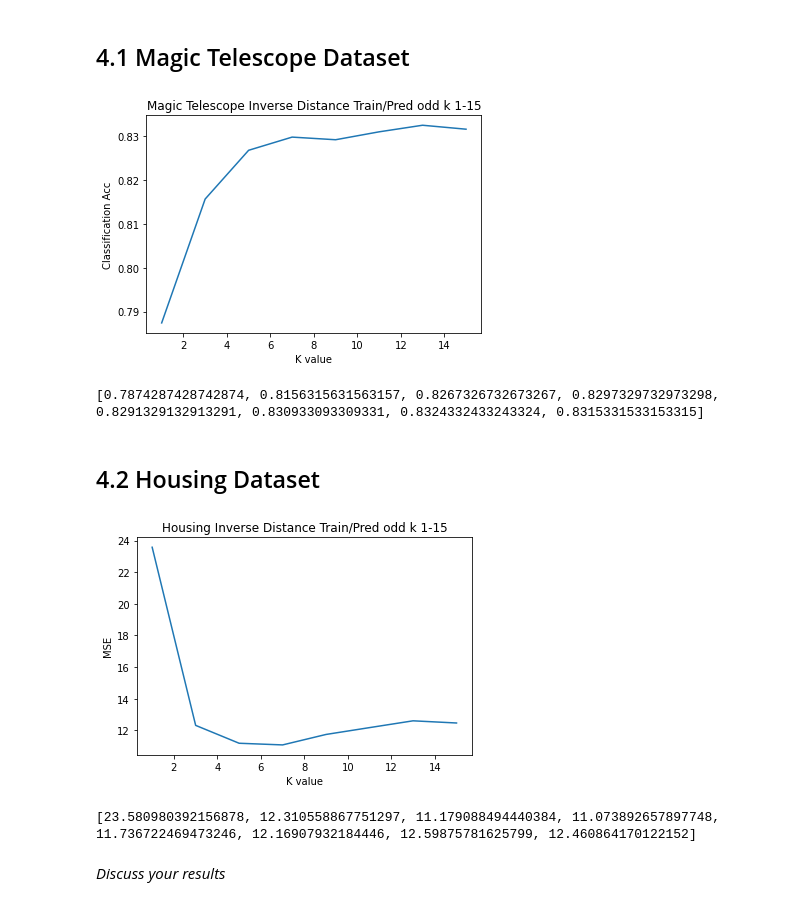
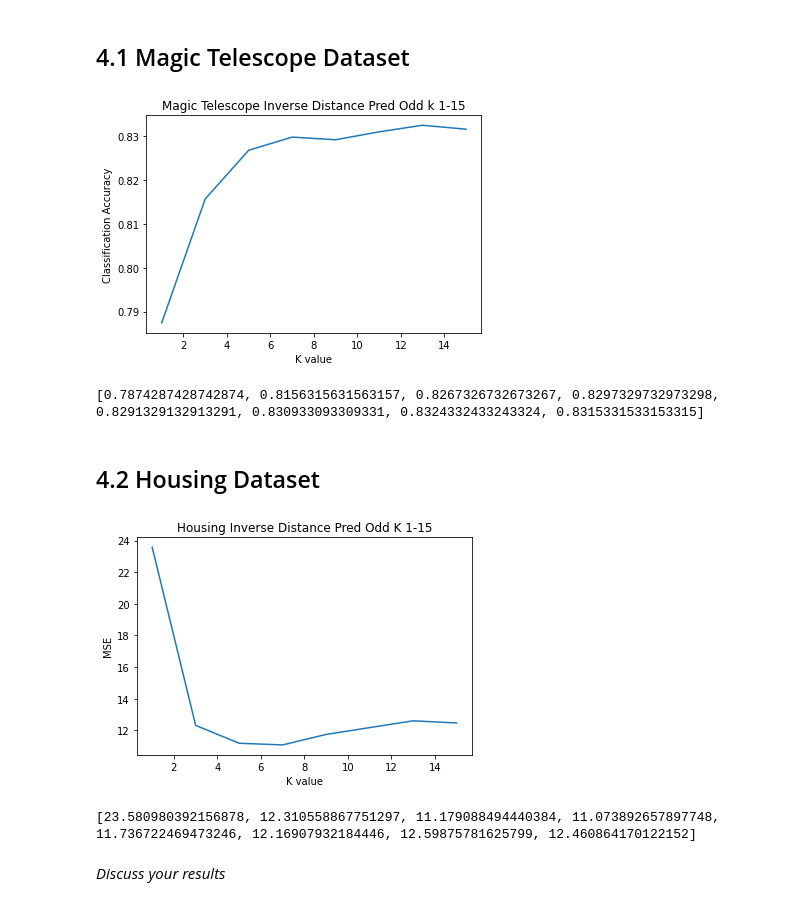
Before and after one commit to alexheiner/CS472-Labs, a Jupyter notebook: Lab4/lab_4_knn.ipynb, the cells around one changed output. Drawn from its saved outputs; the diff is of its cells as text; code cells hidden in the pictures.

```diff
--- a/Lab4/lab_4_knn.ipynb
+++ b/Lab4/lab_4_knn.ipynb
@@ -50,10 +50,9 @@ class KNNClassifier(BaseEstimator,ClassifierMixin):
             self.train_cat = np.transpose(self.train_cat)
             self.train_data = np.transpose(self.train_data)
             self.train_data = np.array(self.train_data).astype(float)
-            self.train_labels = labels
         else:
             self.train_data = data
-            self.train_labels = labels
+        self.train_labels = labels
         return self
 
     def predict(self, data):
@@ -77,12 +76,12 @@ class KNNClassifier(BaseEstimator,ClassifierMixin):
             test_cat = np.transpose(test_cat)
             test_real = np.transpose(test_real)
             test_real = np.array(test_real).astype(float)
-            # handle real
+            # handle real and categorical
             dist_arr = []
             for i in range(len(data)):
                 dist_arr = np.linalg.norm(test_real[i] - self.train_data, axis=1)
                 for j in range(len(test_cat[i])):
-                    if test_cat[i][j] != self.train_cat[i][j]:
+                    if (test_cat[i][j] != self.train_cat[i][j]) and (self.train_cat[i][j] != '?'):
                         dist_arr[i] += 0.5
                 sorted_dist = np.argsort(dist_arr)
                 k_nearest = [[math.inf, 0] for x in range(self.k_val)]
@@ -419,24 +426,24 @@ NameError: name 'normalize_vals' is not defined
 # %%
 # Train/Predict magic telescope using distance-weighted voting
 
 # Train/Predict using k=1,3,...,15
 k_acc = []
 x_v = []
 for i in range(1, 17, 2):
   x_v.append(i)
   clf = KNNClassifier(weight_type='inverse_distance', k_val=i)
   res = clf.fit(tel_norm_inputs, tel_targets)
   k_acc.append(res.score(tel_norm_test_inputs, tel_test_targets))
 
 # Graph MSE over k
 plt.plot(x_v, k_acc)
-plt.title("Magic Telescope Inverse Distance Train/Pred odd k 1-15")
+plt.title("Magic Telescope Inverse Distance Pred Odd k 1-15")
 plt.xlabel("K value")
-plt.ylabel("Classification Acc")
+plt.ylabel("Classification Accuracy")
 plt.show()
 print(k_acc)
 # %% [output]
-[figure, old version]
+[figure, new version]
 [0.7874287428742874, 0.8156315631563157, 0.8267326732673267, 0.8297329732973298, 0.8291329132913291, 0.830933093309331, 0.8324332433243324, 0.8315331533153315]
 # %% [markdown]
 ## 4.2 Housing Dataset
@@ -452,13 +459,13 @@ for i in range(1, 17, 2):
 
 # Graph MSE over k
 plt.plot(x_v, k_MSE)
-plt.title("Housing Inverse Distance Train/Pred odd k 1-15")
+plt.title("Housing Inverse Distance Pred Odd K 1-15")
 plt.xlabel("K value")
 plt.ylabel("MSE")
 plt.show()
 print(k_MSE)
 # %% [output]
-[figure, old version]
+[figure, new version]
 [23.580980392156878, 12.310558867751297, 11.179088494440384, 11.073892657897748, 11.736722469473246, 12.16907932184446, 12.59875781625799, 12.460864170122152]
 # %% [markdown]
 *Discuss your results*
```
Also changed, not shown: parts of 6 cells of this notebook.
